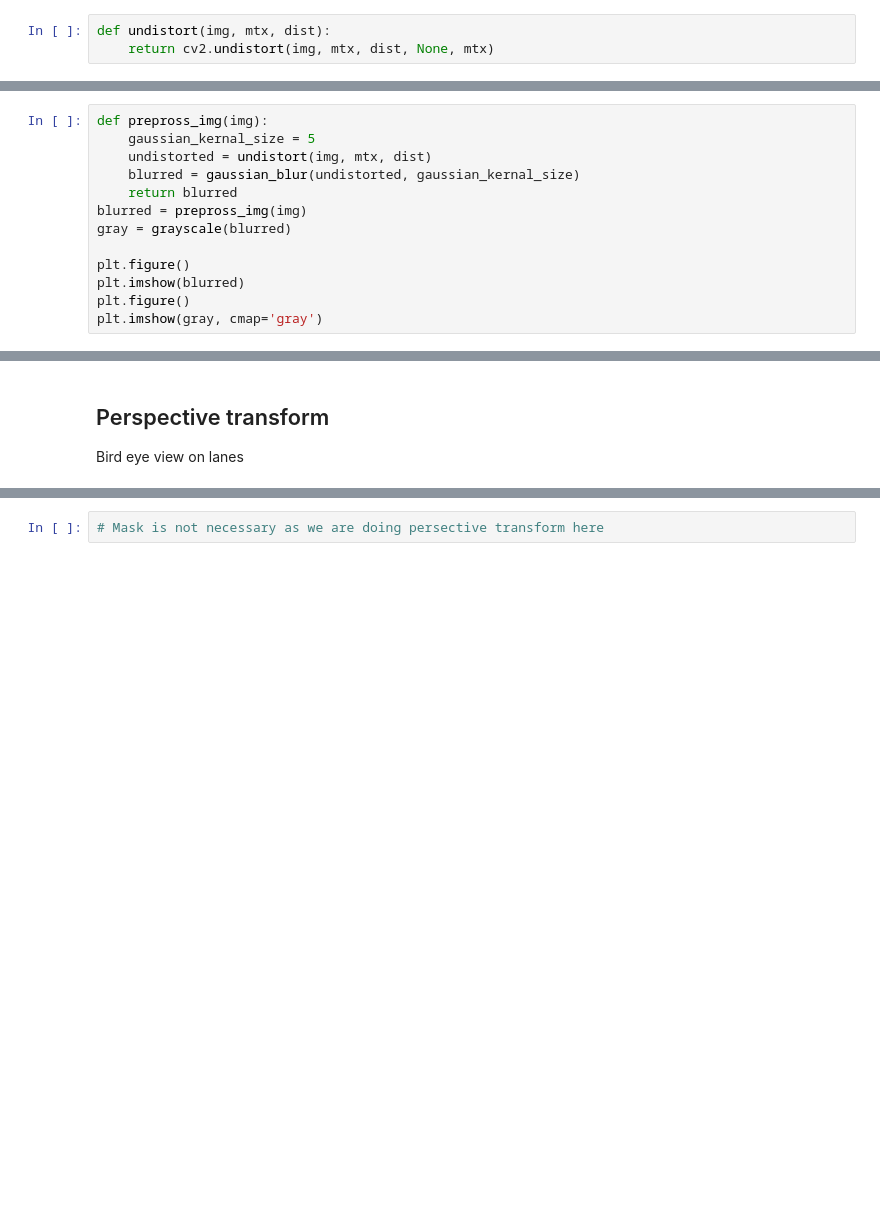
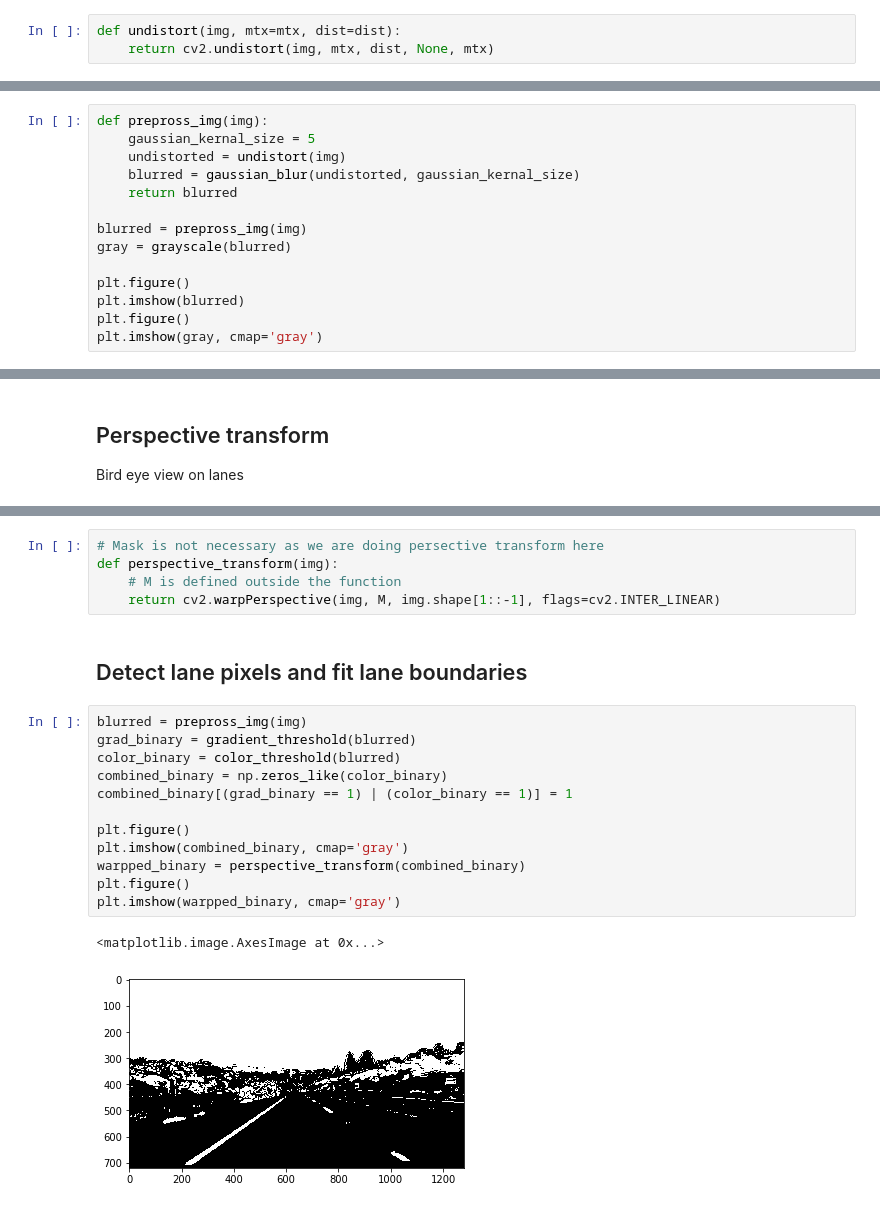
Before and after one commit to ytian81/CarND-Advanced-Lane-Lines, a Jupyter notebook: examples/example.ipynb, the cells around one changed output, grey strips where cells are left out. Drawn from its saved outputs; the diff is of its cells as text; blank space fills up the shorter version.

```diff
--- a/examples/example.ipynb
+++ b/examples/example.ipynb
@@ -69,7 +69,7 @@ mtx, dist = calibrate_camera()
 
 Function `undistort()` receives an image, `mtx` and `dist`. Images in the `test_images` folder are all undistorted and saved in `output_images/undistort_images` folder
 # %%
-def undistort(img, mtx, dist):
+def undistort(img, mtx=mtx, dist=dist):
     return cv2.undistort(img, mtx, dist, None, mtx)
 # %%
 # Make a list of calibration images
@@ -236,9 +191,10 @@ def sobel_orientation_thresh(img, sobel_kernel=3, thresh=(0, np.pi/2)):
 # %%
 def prepross_img(img):
     gaussian_kernal_size = 5
-    undistorted = undistort(img, mtx, dist)
+    undistorted = undistort(img)
     blurred = gaussian_blur(undistorted, gaussian_kernal_size)
     return blurred
+
 blurred = prepross_img(img)
 gray = grayscale(blurred)
 
@@ -380,2 +383,22 @@ Bird eye view on lanes
 # %%
 # Mask is not necessary as we are doing persective transform here
+def perspective_transform(img):
+    # M is defined outside the function
+    return cv2.warpPerspective(img, M, img.shape[1::-1], flags=cv2.INTER_LINEAR)
+# %% [markdown]
+## Detect lane pixels and fit lane boundaries
+# %%
+blurred = prepross_img(img)
+grad_binary = gradient_threshold(blurred)
+color_binary = color_threshold(blurred)
+combined_binary = np.zeros_like(color_binary)
+combined_binary[(grad_binary == 1) | (color_binary == 1)] = 1
+
+plt.figure()
+plt.imshow(combined_binary, cmap='gray')
+warpped_binary = perspective_transform(combined_binary)
+plt.figure()
+plt.imshow(warpped_binary, cmap='gray')
+# %% [output]
+<matplotlib.image.AxesImage at 0x...>
+[figure, added]
```
Also changed, not shown: parts of 25 cells of this notebook, 36 other files.
